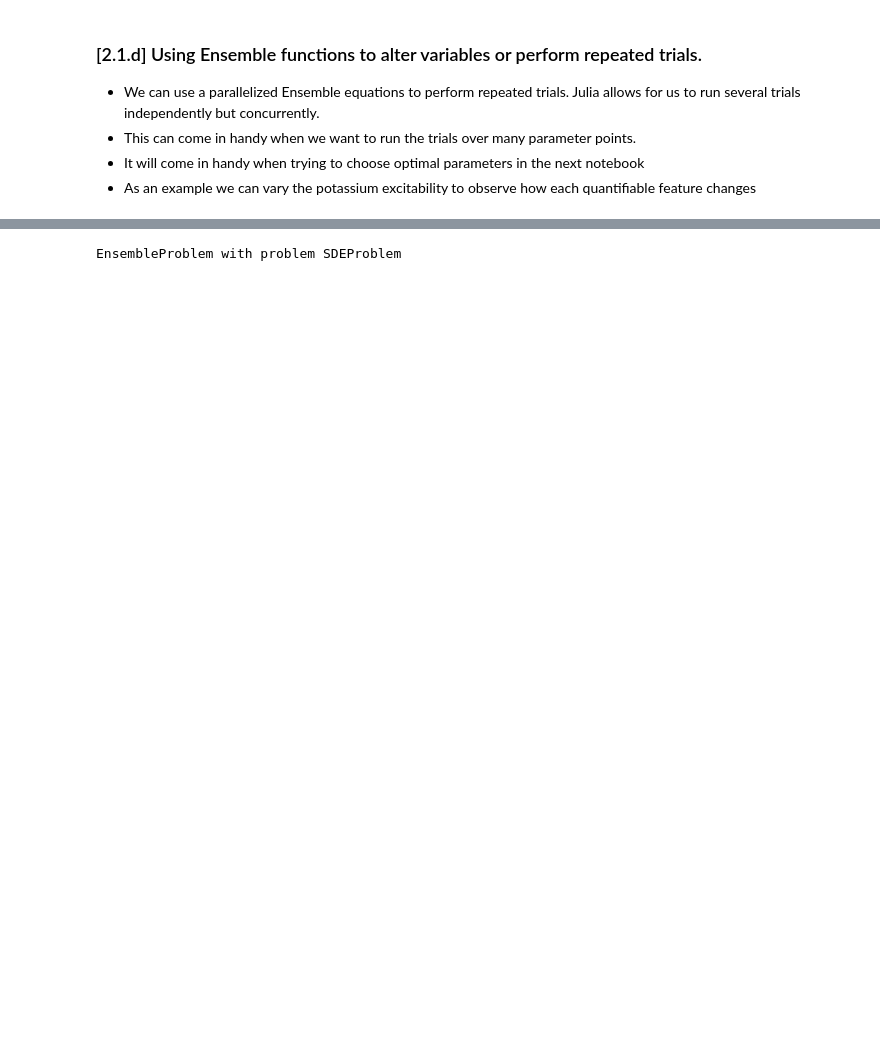
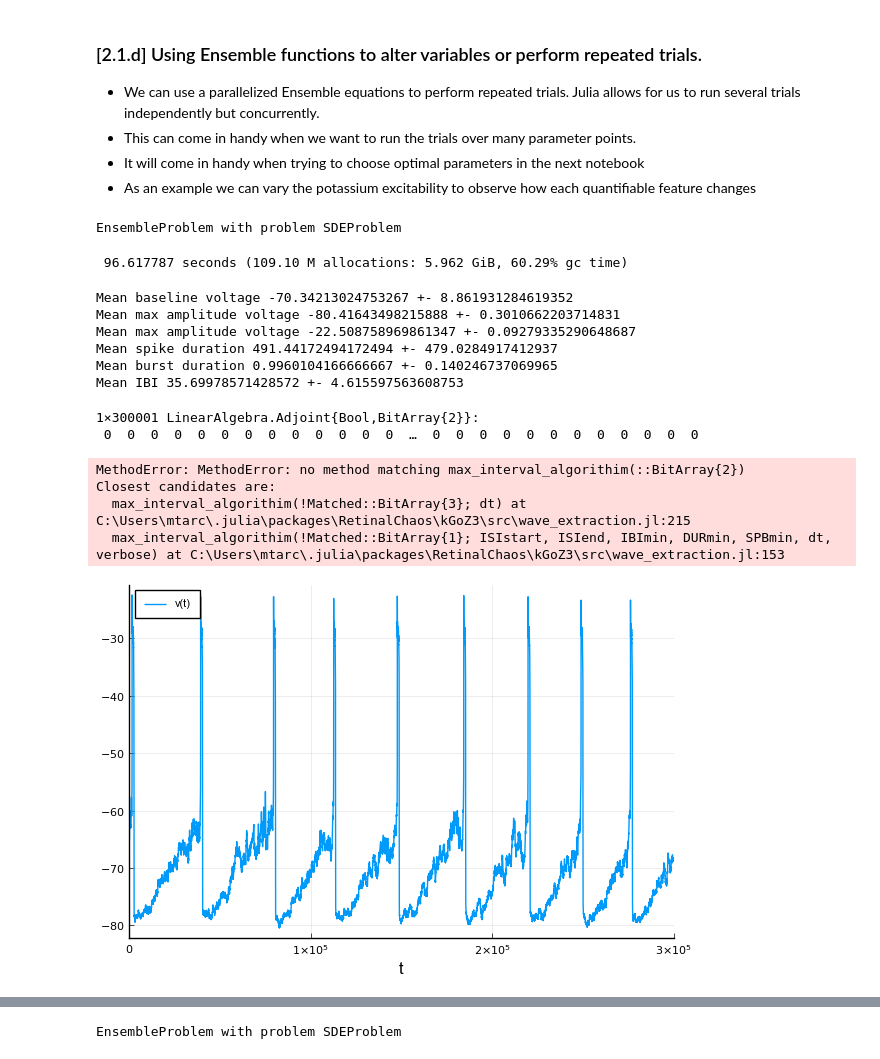
Before and after one commit to mattar13/RetinalChaos, a Jupyter notebook: Notebooks/(Chapter 2.1) Time Scale Analysis.ipynb, the cells around one changed output, grey strips where cells are left out. Drawn from its saved outputs; the diff is of its cells as text; code cells hidden in the pictures; blank space fills up the shorter version.

```diff
--- a/Notebooks/(Chapter 2.1) Time Scale Analysis.ipynb
+++ b/Notebooks/(Chapter 2.1) Time Scale Analysis.ipynb
@@ -186,3 +186,16 @@ histogram(ts_lattice[2])
 - This can come in handy when we want to run the trials over many parameter points.
 - It will come in handy when trying to choose optimal parameters in the next notebook
 - As an example we can vary the potassium excitability to observe how each quantifiable feature changes
+# %%
+#Repeated Trials
+n_sims = 50
+par = :none
+p_range = collect(1:50)
+prob_func(prob, i, repeat) = ensemble_func(prob, i, repeat; pars = par, rng = p_range)
+ensemble_prob = EnsembleProblem(SDEprob, prob_func = prob_func)
+# %% [output]
+EnsembleProblem with problem SDEProblem
+# %%
+@time sim = solve(ensemble_prob, SOSRI(), abstol = 2e-2, reltol = 2e-2, maxiters = 1e7, saveat = dt, trajectories = n_sims, EnsembleThreads(), save_idxs = [1]);
+# %% [output]
+ 96.617787 seconds (109.10 M allocations: 5.962 GiB, 60.29% gc time)
@@ -189,3 +216,34 @@ histogram(ts_lattice[2])
+# %%
+println("Mean baseline voltage $(sum(baselines)/length(baselines)) +- $(std(baselines))")
+println("Mean max amplitude voltage $(sum(mins)/length(mins)) +- $(std(mins))")
+println("Mean max amplitude voltage $(sum(maxs)/length(maxs)) +- $(std(maxs))")
+println("Mean spike duration $(sum(spike_durs)/length(spike_durs)) +- $(std(spike_durs))")
+println("Mean burst duration $(sum(burst_durs)/length(burst_durs)/1000) +- $(std(burst_durs)/1000)")
+println("Mean IBI $(sum(ibis)/length(ibis)/1000) +- $(std(ibis)/1000)")
+# %% [output]
+Mean baseline voltage -70.34213024753267 +- 8.861931284619352
+Mean max amplitude voltage -80.41643498215888 +- 0.3010662203714831
+Mean max amplitude voltage -22.508758969861347 +- 0.09279335290648687
+Mean spike duration 491.44172494172494 +- 479.0284917412937
+Mean burst duration 0.9960104166666667 +- 0.140246737069965
+Mean IBI 35.69978571428572 +- 4.615597563608753
+# %%
+thresh = calculate_threshold(sim[1])
+spike_array = (Array(sim[1]) .> thresh)
+# %% [output]
+1×300001 LinearAlgebra.Adjoint{Bool,BitArray{2}}:
+ 0  0  0  0  0  0  0  0  0  0  0  0  0  …  0  0  0  0  0  0  0  0  0  0  0  0
+# %%
+data = max_interval_algorithim(spike_array)
+# %% [output]
+MethodError: MethodError: no method matching max_interval_algorithim(::BitArray{2})
+Closest candidates are:
+  max_interval_algorithim(!Matched::BitArray{3}; dt) at C:\Users\mtarc\.julia\packages\RetinalChaos\kGoZ3\src\wave_extraction.jl:215
+  max_interval_algorithim(!Matched::BitArray{1}; ISIstart, ISIend, IBImin, DURmin, SPBmin, dt, verbose) at C:\Users\mtarc\.julia\packages\RetinalChaos\kGoZ3\src\wave_extraction.jl:153
+# %%
+plot(sim[1])
+# %% [output]
+[figure, added]
 # %%
 n_sims = 50
 par_sym = :g_Ca
```
Also changed, not shown: parts of 17 cells of this notebook, 8 other files.
